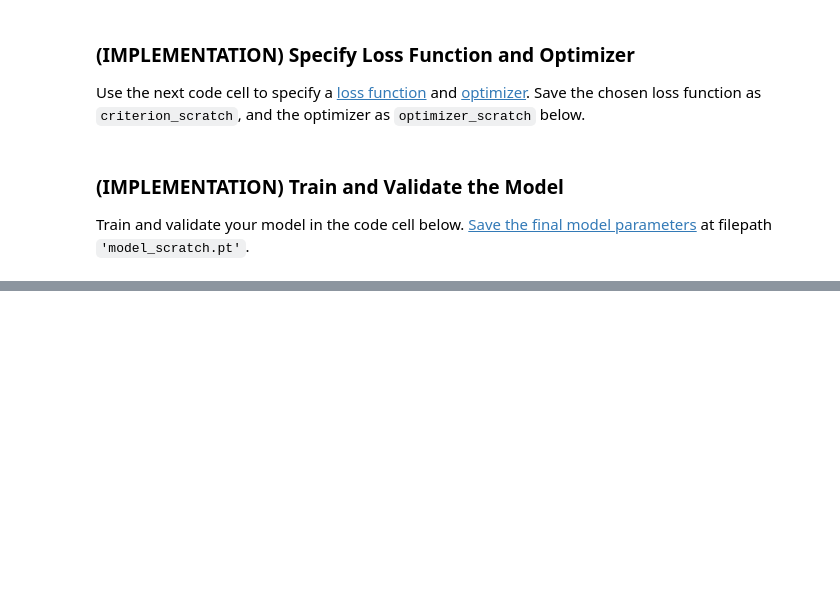
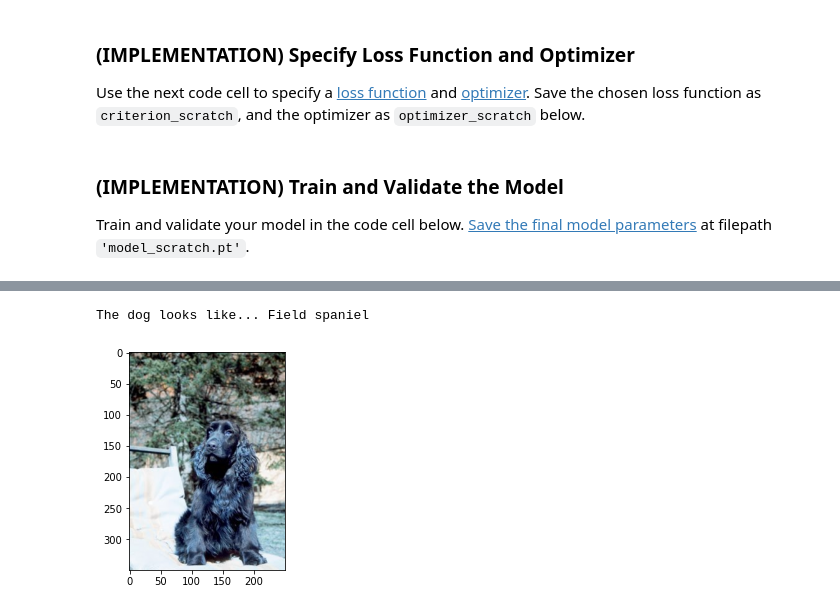
Before and after one commit to bwbelljr/ud_dl_nd, a Jupyter notebook: 3_cnns/project_dog_breed_classifier/dog_app.ipynb, the cells around one changed output, grey strips where cells are left out. Drawn from its saved outputs; the diff is of its cells as text; code cells hidden in the pictures; blank space fills up the shorter version.

Commit message:
feat: complete dog breed project for submission

```diff
--- a/3_cnns/project_dog_breed_classifier/dog_app.ipynb
+++ b/3_cnns/project_dog_breed_classifier/dog_app.ipynb
@@ -700,0 +837,12 @@ Test Accuracy:  1% (10/836)
+# %%
+loaders_transfer = {"train": train_loader,
+                   "valid": valid_loader,
+                   "test": test_loader}
+# %%
+# train the model
+model_transfer = train(30, loaders_transfer, model_transfer,
+                       optimizer_transfer, criterion_transfer, use_cuda,
+                       'model_transfer.pt')
+
+# load the model that got the best validation accuracy (uncomment the line below)
+model_transfer.load_state_dict(torch.load('model_transfer.pt'))
@@ -700,0 +883,12 @@ Test Accuracy:  1% (10/836)
+# %%
+from PIL import Image
+
+### TODO: Write a function that takes a path to an image as input
+### and returns the dog breed that is predicted by the model.
+
+data_transfer = {"train": train_data,
+                "valid": valid_data,
+                "test": test_data}
+
+# list of class names by index, i.e. a name can be accessed like class_names[0]
+class_names = [item[4:].replace("_", " ") for item in data_transfer['train'].classes]
@@ -700,0 +943,24 @@ Test Accuracy:  1% (10/836)
+# %%
+### TODO: Write your algorithm
+### Feel free to use as many code cells as needed.
+
+def run_app(img_path):
+    ## handle cases for a human face, dog, and neither
+    message = ""
+    if dog_detector(img_path):
+        message = "The dog looks like... " + predict_breed_transfer(img_path)
+    elif face_detector(img_path):
+        message = "The human looks like... " + predict_breed_transfer(img_path)
+    else:
+        "I think there is an error here"
+
+    print(message)
+
+    img = cv2.imread(img_path)
+
+    plt.imshow(img)
+# %%
+run_app("/content/data/dogImages/train/066.Field_spaniel/Field_spaniel_04600.jpg")
+# %% [output]
+The dog looks like... Field spaniel
+[figure, added]
```
Also changed, not shown: parts of 43 cells of this notebook, 2 other files.
